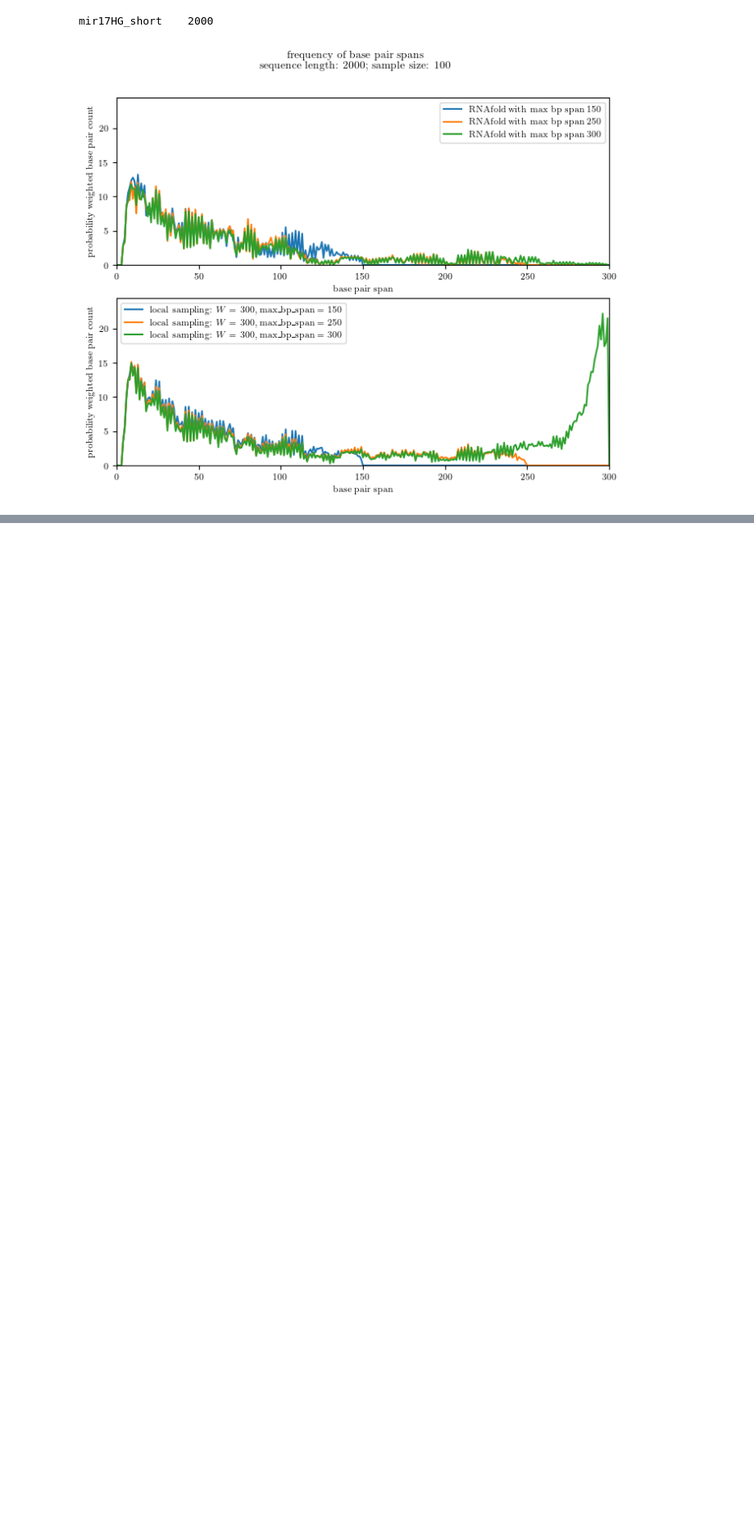
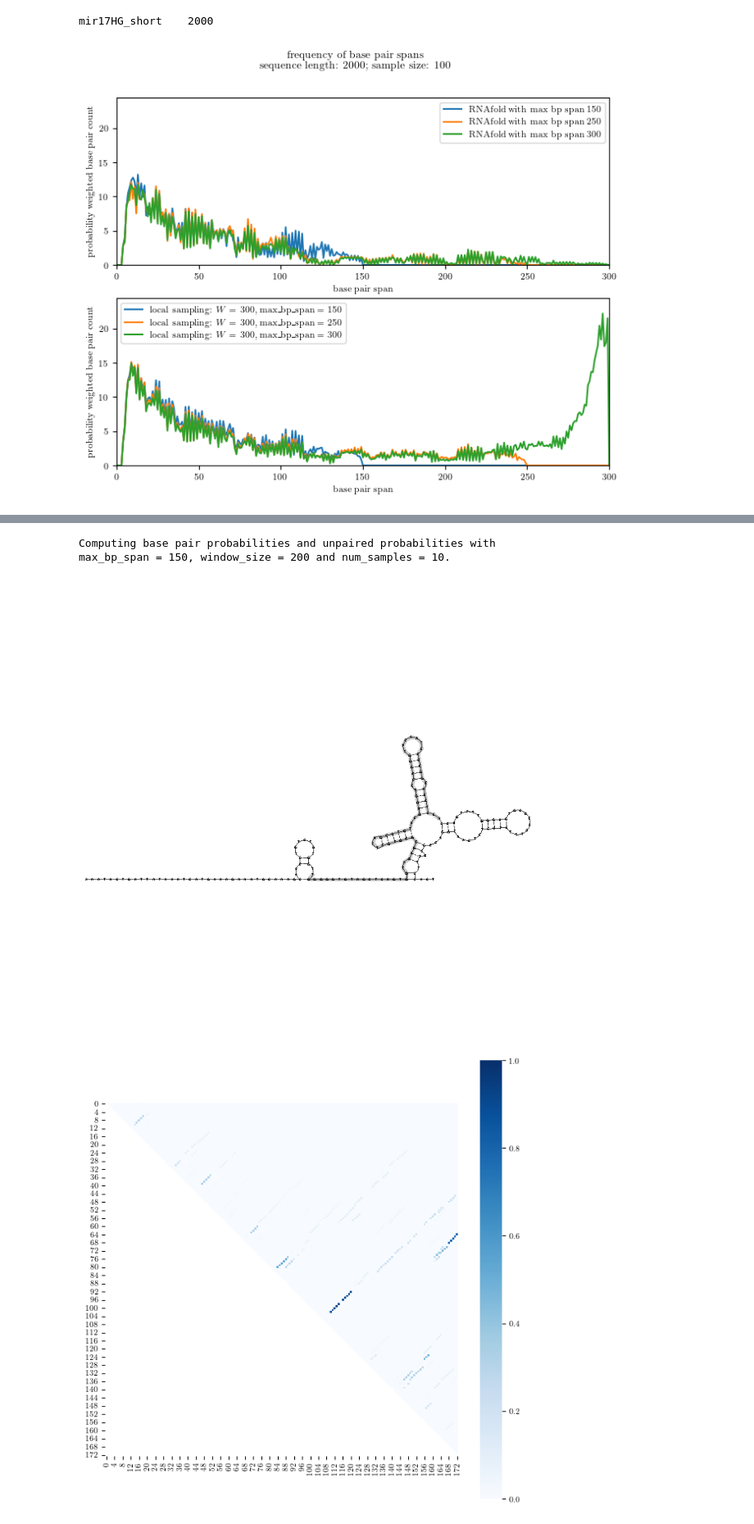
Before and after one commit to ViennaRNA/PLfoldSampling, a Jupyter notebook: PLfold_tutorial.ipynb, the cells around one changed output, grey strips where cells are left out. Shown: that part at 82% size. Cells and saved outputs as stored; diff of their text form; code cells hidden in the pictures; blank space fills up the shorter version.

Commit message:
Add example for constraint folding to tutorial and generalize mea structure plot function.

```diff
--- a/PLfold_tutorial.ipynb
+++ b/PLfold_tutorial.ipynb
@@ -591,0 +814,24 @@ mir17HG_short    2000
+# %%
+
+bp_P, unpaired_P = get_bpp_and_upp(
+    sequence, window_size=200, max_bp_span=150, num_samples=10, constraint_db=None
+)
+mea_struct, mea = get_mea_from_local_sampling(bp_P, unpaired_P, sequence)
+
+
+start = 150
+end = 322
+
+plot_bpp(sequence, bp_P, start, end, file_path = None)
+
+tRNA_coords = [[200,272]]
+
+plot.struct_ps_general(sequence, mea_struct, seq_id, start, end, tRNA_coords)
+filename = f"struct_{seq_id}_{start}_{end}.eps"
+plot_mea = Image.open(filename)
+plot_mea
+# %% [output]
+Computing base pair probabilities and unpaired probabilities with
+max_bp_span = 150, window_size = 200 and num_samples = 10.
+[figure, added]
+[figure, added]
```
Also changed, not shown: parts of 11 cells of this notebook, 1 other file.
